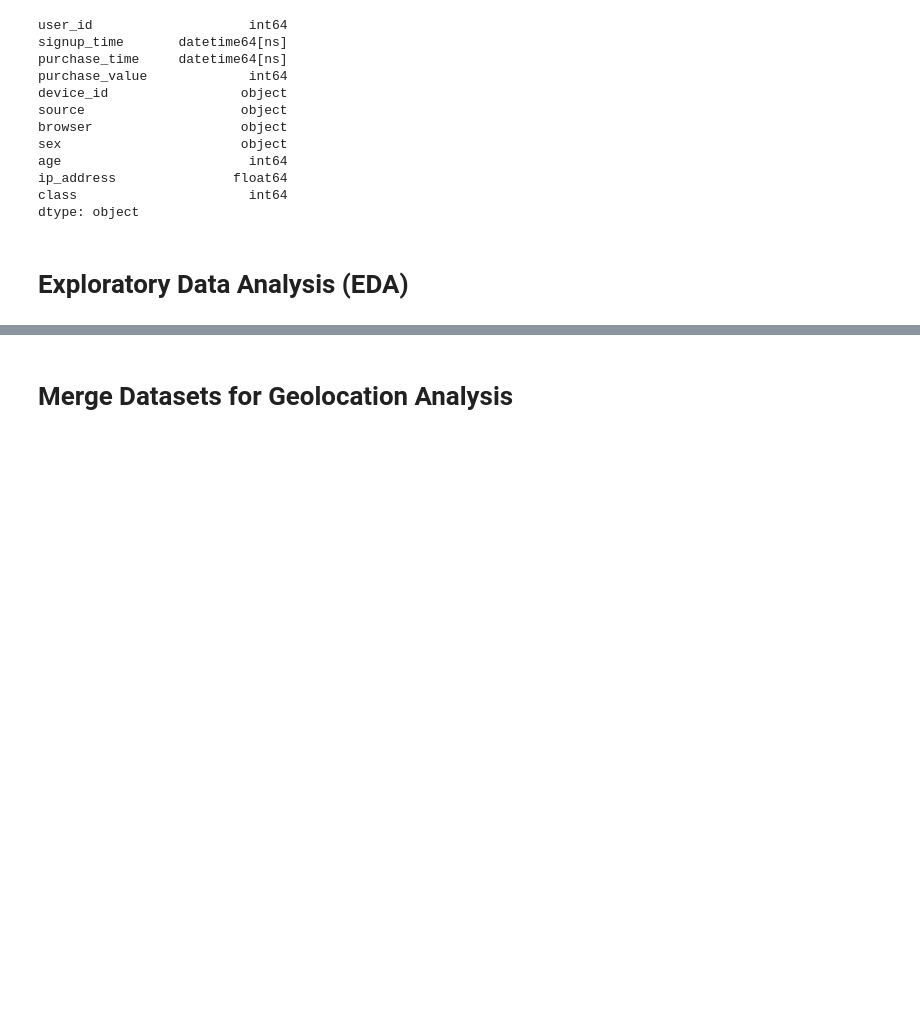
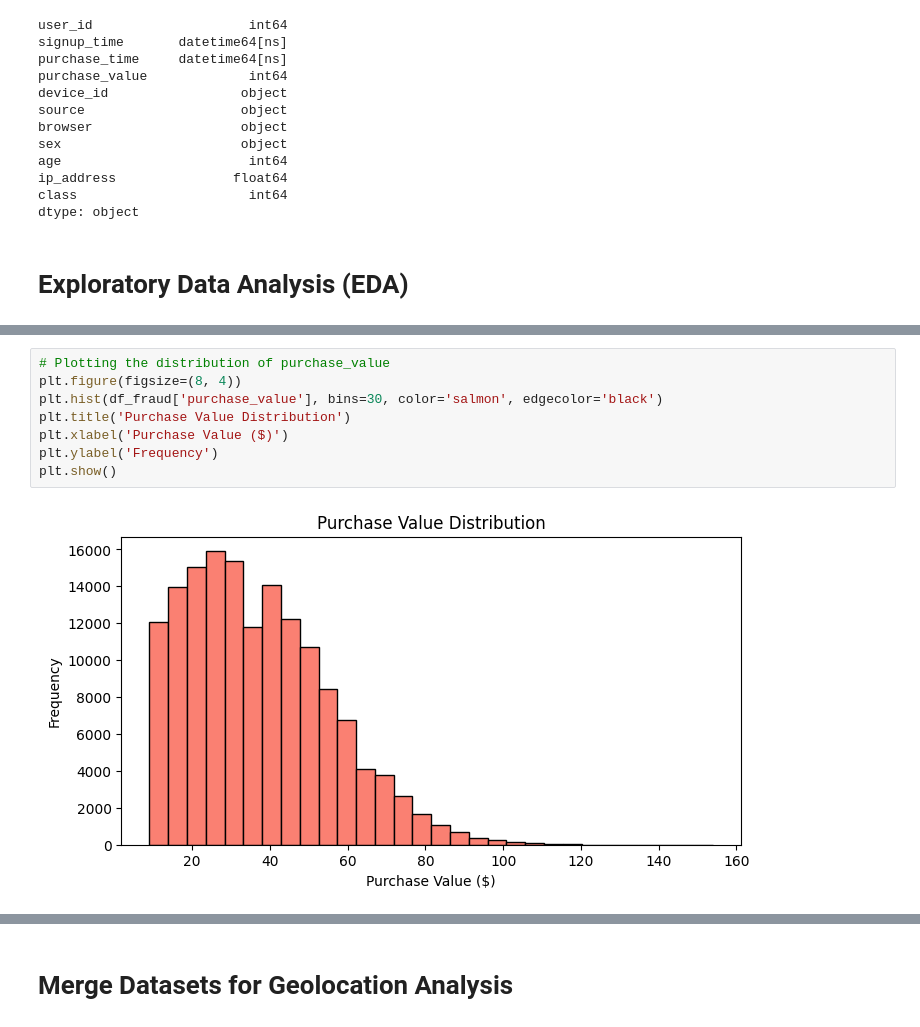
Before and after one commit to Abrham111/adey-innovations-fraud-detection, a Jupyter notebook: notebooks/DataAnalysisandPreprocessing.ipynb, the cells around one changed output, grey strips where cells are left out. Saved outputs shown, nothing was run; the diff lists cells and outputs as text; blank space fills up the shorter version.

```diff
--- a/notebooks/DataAnalysisandPreprocessing.ipynb
+++ b/notebooks/DataAnalysisandPreprocessing.ipynb
@@ -107,0 +107,10 @@ sns.boxplot(x='class', y='purchase_value', data=df_fraud)
+# %%
+# Plotting the distribution of purchase_value
+plt.figure(figsize=(8, 4))
+plt.hist(df_fraud['purchase_value'], bins=30, color='salmon', edgecolor='black')
+plt.title('Purchase Value Distribution')
+plt.xlabel('Purchase Value ($)')
+plt.ylabel('Frequency')
+plt.show()
+# %% [output]
+[figure, added]
```
Also changed, not shown: parts of 4 cells of this notebook.
